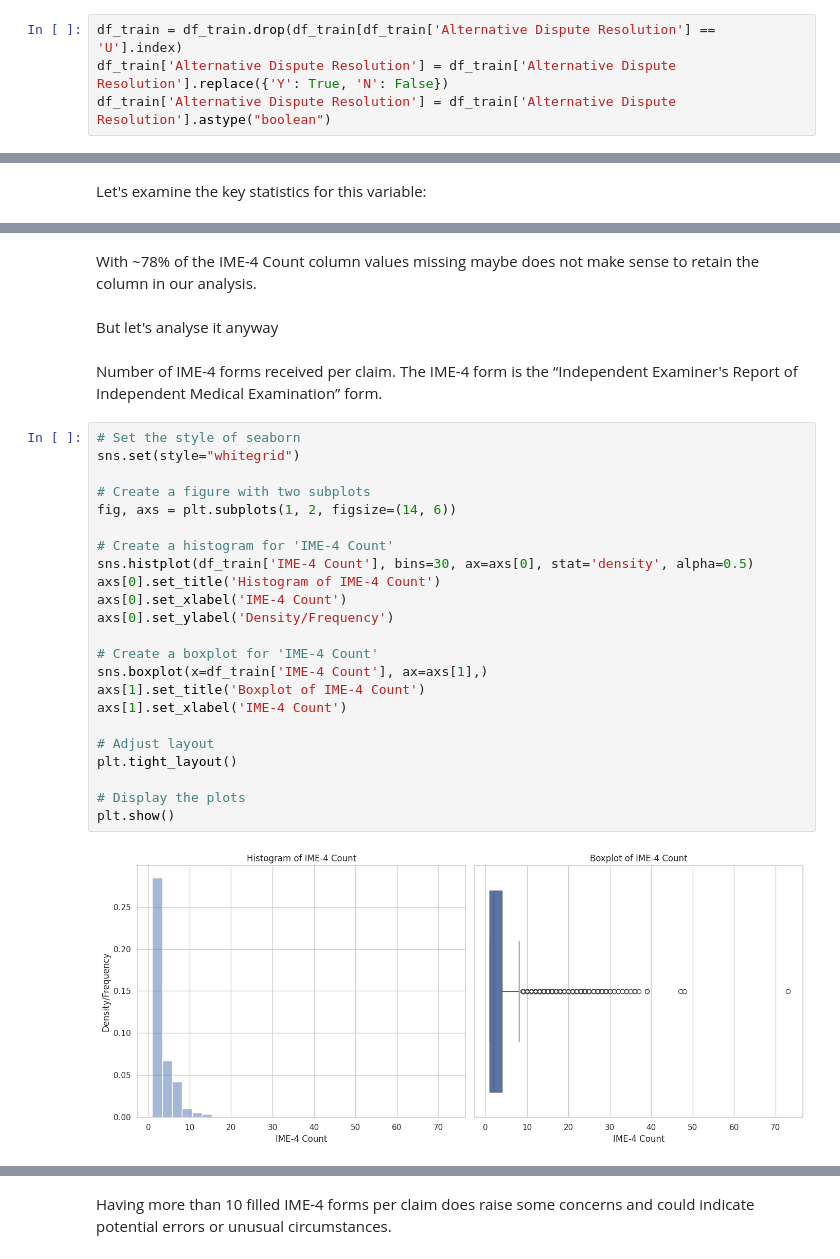
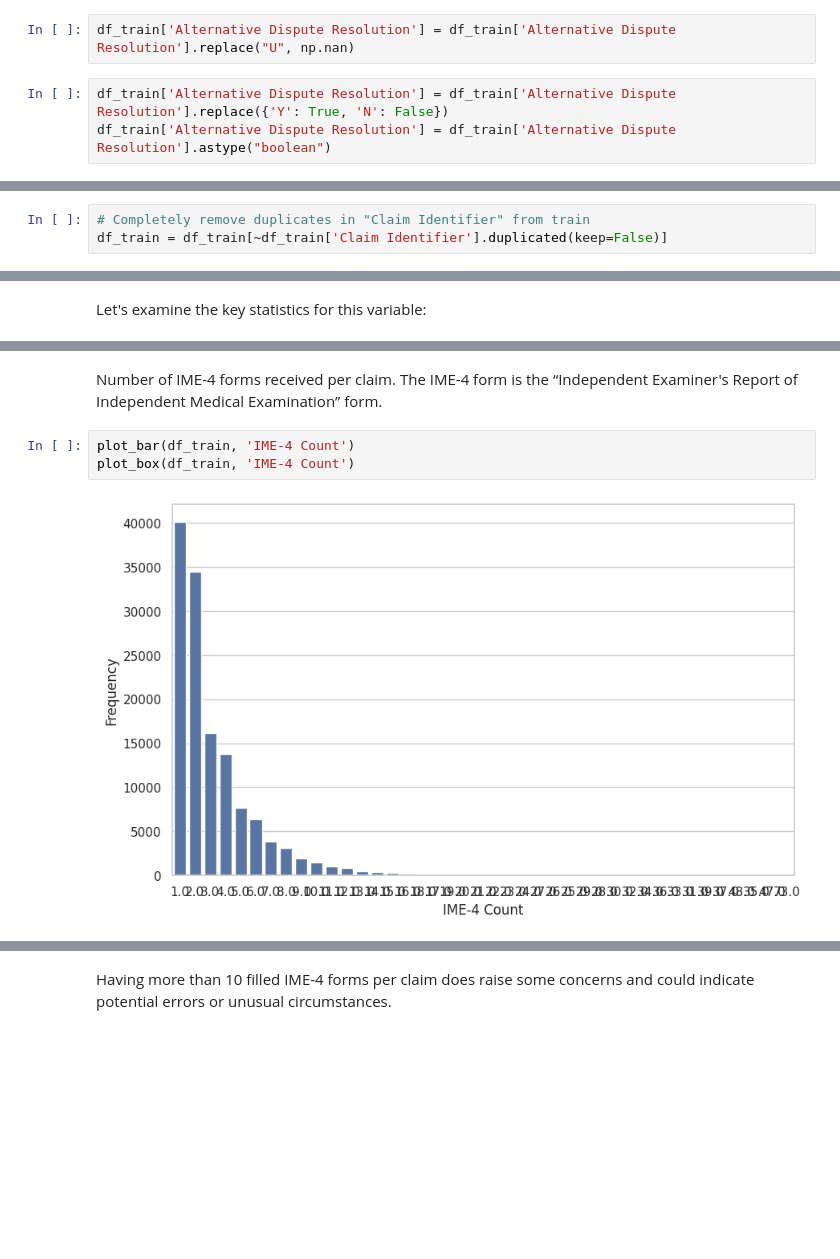
Before and after one commit to berthlou/DSAA_ML_41, a Jupyter notebook: code/exploratory_analysis/exploratory_analysis_preprocessing_final.ipynb, the cells around one changed output, grey strips where cells are left out. Cells and saved outputs as stored; diff of their text form; blank space fills up the shorter version.

```diff
--- a/code/exploratory_analysis/exploratory_analysis_preprocessing_final.ipynb
+++ b/code/exploratory_analysis/exploratory_analysis_preprocessing_final.ipynb
@@ -733,5 +782,6 @@ The 5 cases recorded with 'U' should be an error. They are likely meant to be 'Y
+# %%
+df_train['Alternative Dispute Resolution'] = df_train['Alternative Dispute Resolution'].replace("U", np.nan)
 # %%
-df_train = df_train.drop(df_train[df_train['Alternative Dispute Resolution'] == 'U'].index)
 df_train['Alternative Dispute Resolution'] = df_train['Alternative Dispute Resolution'].replace({'Y': True, 'N': False})
 df_train['Alternative Dispute Resolution'] = df_train['Alternative Dispute Resolution'].astype("boolean")
 # %%
@@ -809,0 +888,3 @@ The Claim Identifier variable has 0.0% of missing values in the test data
+# %%
+# Completely remove duplicates in "Claim Identifier" from train
+df_train = df_train[~df_train['Claim Identifier'].duplicated(keep=False)]
@@ -869,31 +960,7 @@ The IME-4 Count variable has 90.90303146168432% of missing values in the test da
-# %% [markdown]
-With ~78% of the IME-4 Count column values missing maybe does not make sense to retain the column in our analysis.
-# %% [markdown]
-But let's analyse it anyway
 # %% [markdown]
 Number of IME-4 forms received per claim. The IME-4 form is the “Independent Examiner's Report of Independent Medical Examination” form.
-# %%
-# Set the style of seaborn
-sns.set(style="whitegrid")
-
-# Create a figure with two subplots
-fig, axs = plt.subplots(1, 2, figsize=(14, 6))
-
-# Create a histogram for 'IME-4 Count'
-sns.histplot(df_train['IME-4 Count'], bins=30, ax=axs[0], stat='density', alpha=0.5)
-axs[0].set_title('Histogram of IME-4 Count')
-axs[0].set_xlabel('IME-4 Count')
-axs[0].set_ylabel('Density/Frequency')
-
-# Create a boxplot for 'IME-4 Count'
-sns.boxplot(x=df_train['IME-4 Count'], ax=axs[1],)
-axs[1].set_title('Boxplot of IME-4 Count')
-axs[1].set_xlabel('IME-4 Count')
-
-# Adjust layout
-plt.tight_layout()
-
-# Display the plots
-plt.show()
-# %% [output]
-[figure, removed]
+# %%
+plot_bar(df_train, 'IME-4 Count')
+plot_box(df_train, 'IME-4 Count')
+# %% [output]
+[figure, added]
```
Also changed, not shown: parts of 123 cells of this notebook.
